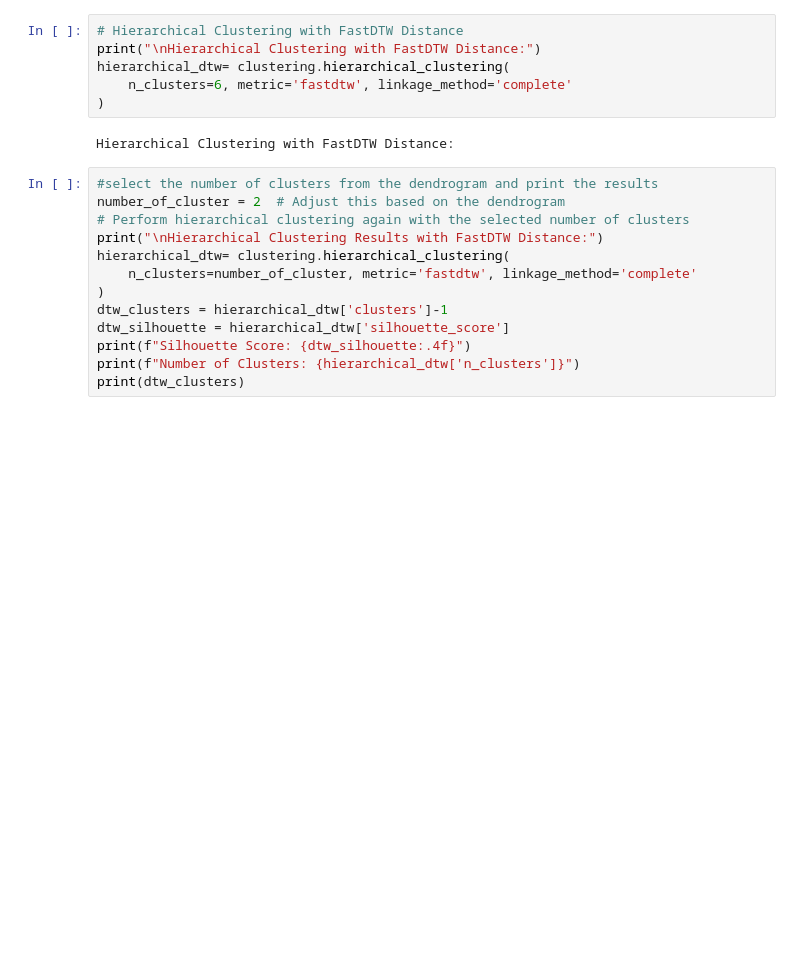
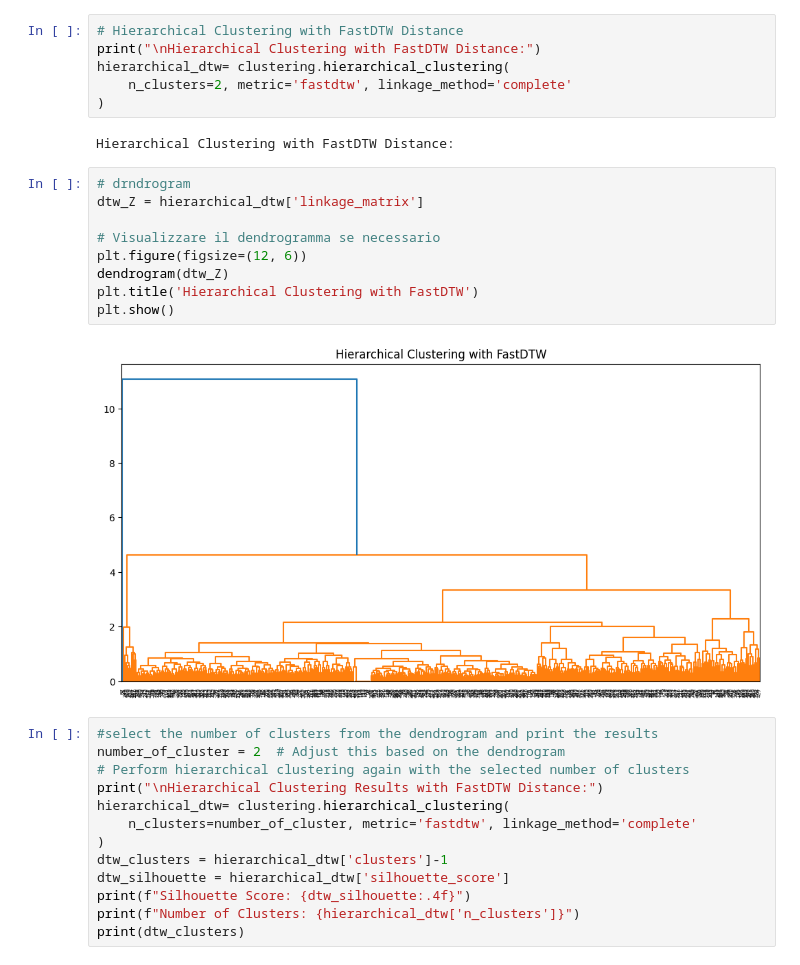
Before and after one commit to blackswan-quants/dtwclustering_sp500, a Jupyter notebook: clustering notebook (1).ipynb, the cells around one changed output. Drawn from its saved outputs; the diff is of its cells as text; blank space fills up the shorter version.

```diff
--- a/clustering notebook (1).ipynb
+++ b/clustering notebook (1).ipynb
@@ -385,10 +396,21 @@ clustering.preprocess(method='pct_change')
 # Hierarchical Clustering with FastDTW Distance
 print("\nHierarchical Clustering with FastDTW Distance:")
 hierarchical_dtw= clustering.hierarchical_clustering(
-    n_clusters=6, metric='fastdtw', linkage_method='complete'
+    n_clusters=2, metric='fastdtw', linkage_method='complete'
 )
 # %% [output]
 Hierarchical Clustering with FastDTW Distance:
+# %%
+# drndrogram
+dtw_Z = hierarchical_dtw['linkage_matrix']
+
+# Visualizzare il dendrogramma se necessario
+plt.figure(figsize=(12, 6))
+dendrogram(dtw_Z)
+plt.title('Hierarchical Clustering with FastDTW')
+plt.show()
+# %% [output]
+[figure, added]
 # %%
 #select the number of clusters from the dendrogram and print the results
 number_of_cluster = 2  # Adjust this based on the dendrogram
```
Also changed, not shown: parts of 36 cells of this notebook.
